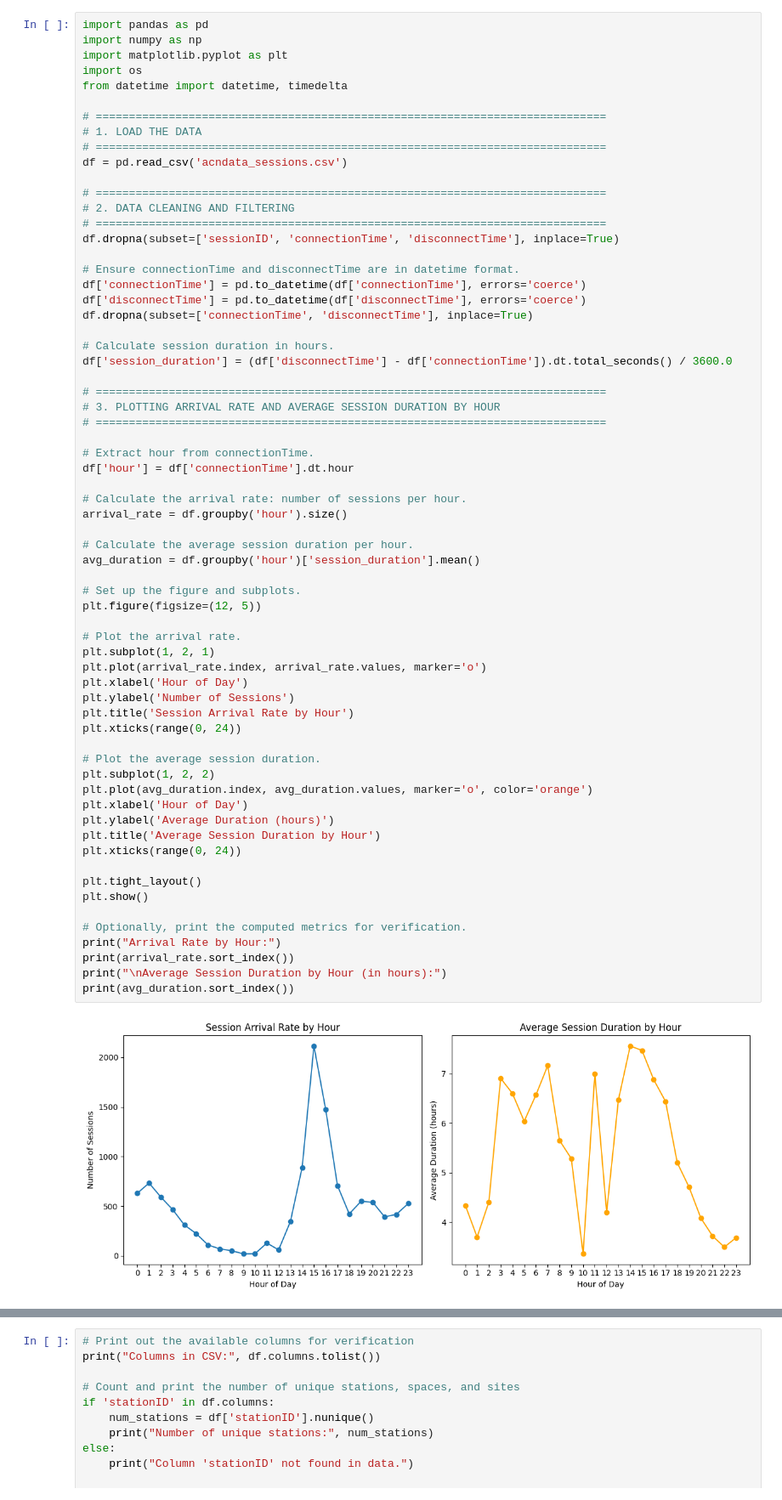
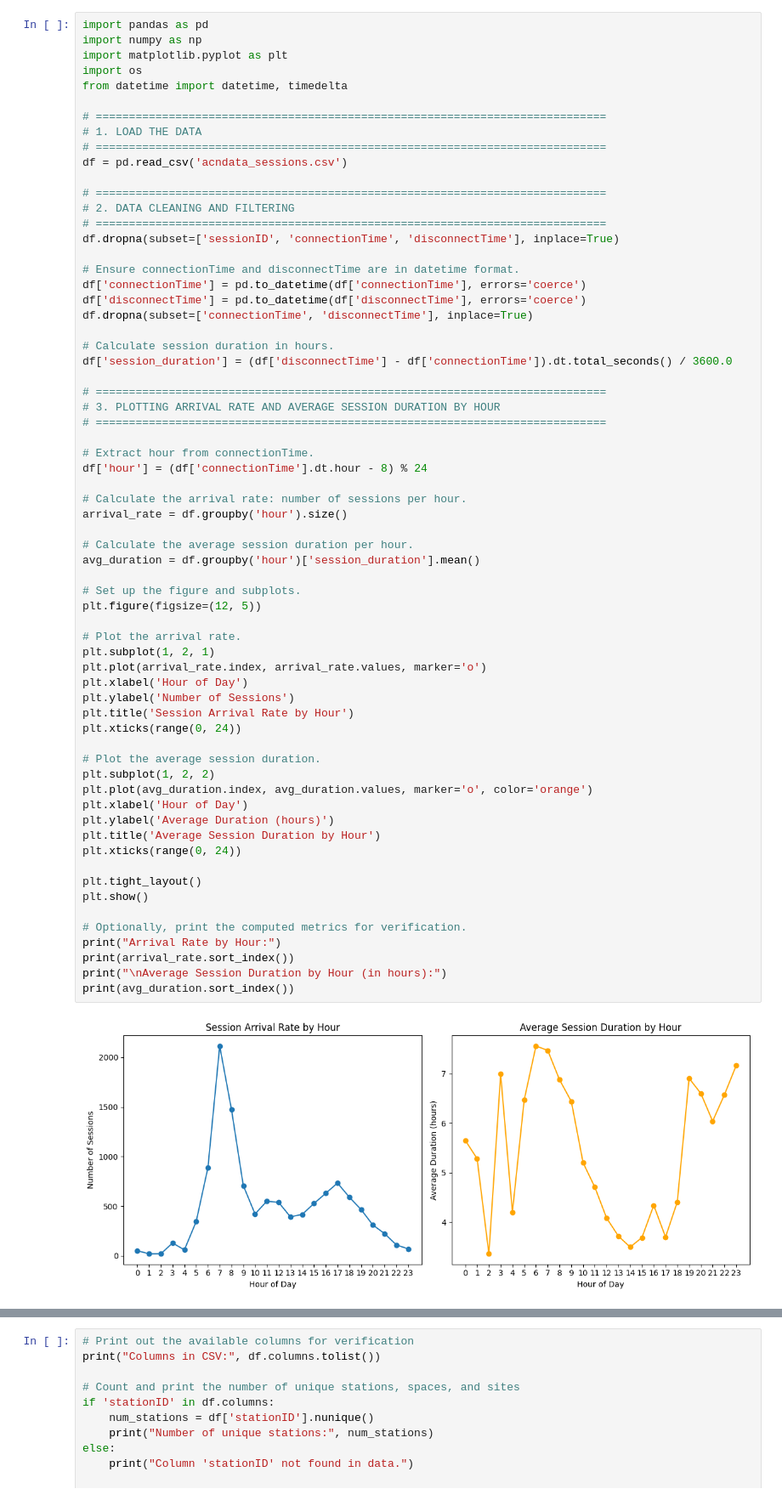
Before and after one commit to BartM37/ML_New, a Jupyter notebook: Introduction.ipynb, the cells around one changed output, grey strips where cells are left out. Shown at 85% size. Cells and saved outputs as stored; diff of their text form.

```diff
--- a/Introduction.ipynb
+++ b/Introduction.ipynb
@@ -28,7 +28,7 @@ df['session_duration'] = (df['disconnectTime'] - df['connectionTime']).dt.total_
 # =============================================================================
 
 # Extract hour from connectionTime.
-df['hour'] = df['connectionTime'].dt.hour
+df['hour'] = (df['connectionTime'].dt.hour - 8) % 24
 
 # Calculate the arrival rate: number of sessions per hour.
 arrival_rate = df.groupby('hour').size()
@@ -37,33 +37,33 @@ arrival_rate = df.groupby('hour').size()
 avg_duration = df.groupby('hour')['session_duration'].mean()
 
 # Set up the figure and subplots.
 plt.figure(figsize=(12, 5))
 
 # Plot the arrival rate.
 plt.subplot(1, 2, 1)
 plt.plot(arrival_rate.index, arrival_rate.values, marker='o')
 plt.xlabel('Hour of Day')
 plt.ylabel('Number of Sessions')
 plt.title('Session Arrival Rate by Hour')
 plt.xticks(range(0, 24))
 
 # Plot the average session duration.
 plt.subplot(1, 2, 2)
 plt.plot(avg_duration.index, avg_duration.values, marker='o', color='orange')
 plt.xlabel('Hour of Day')
 plt.ylabel('Average Duration (hours)')
 plt.title('Average Session Duration by Hour')
 plt.xticks(range(0, 24))
 
 plt.tight_layout()
 plt.show()
 
 # Optionally, print the computed metrics for verification.
 print("Arrival Rate by Hour:")
 print(arrival_rate.sort_index())
 print("\nAverage Session Duration by Hour (in hours):")
 print(avg_duration.sort_index())
 # %% [output]
-[figure, old version]
+[figure, new version]
 Arrival Rate by Hour:
 hour
```
Also changed, not shown: parts of 1 cell of this notebook.
